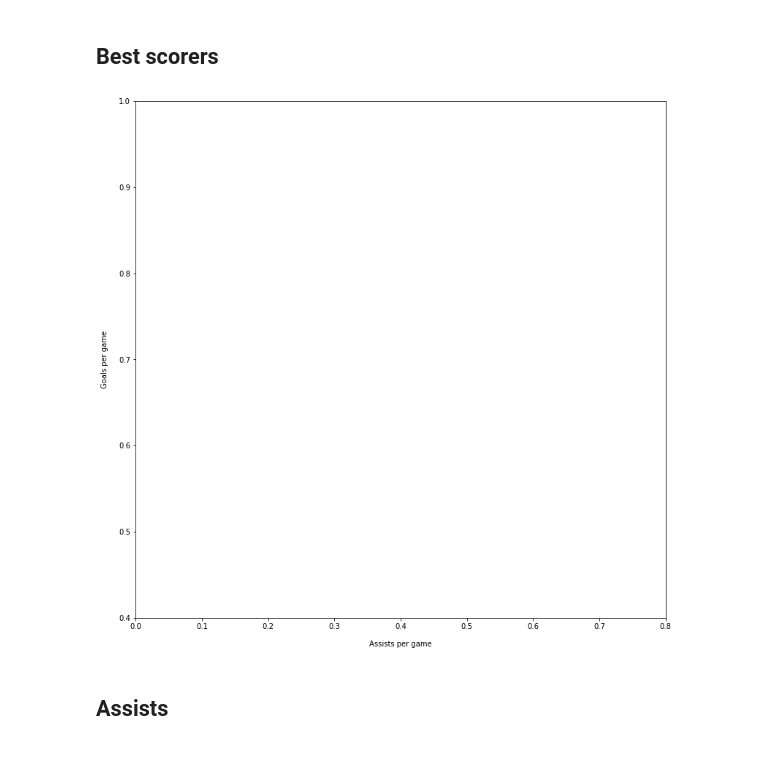
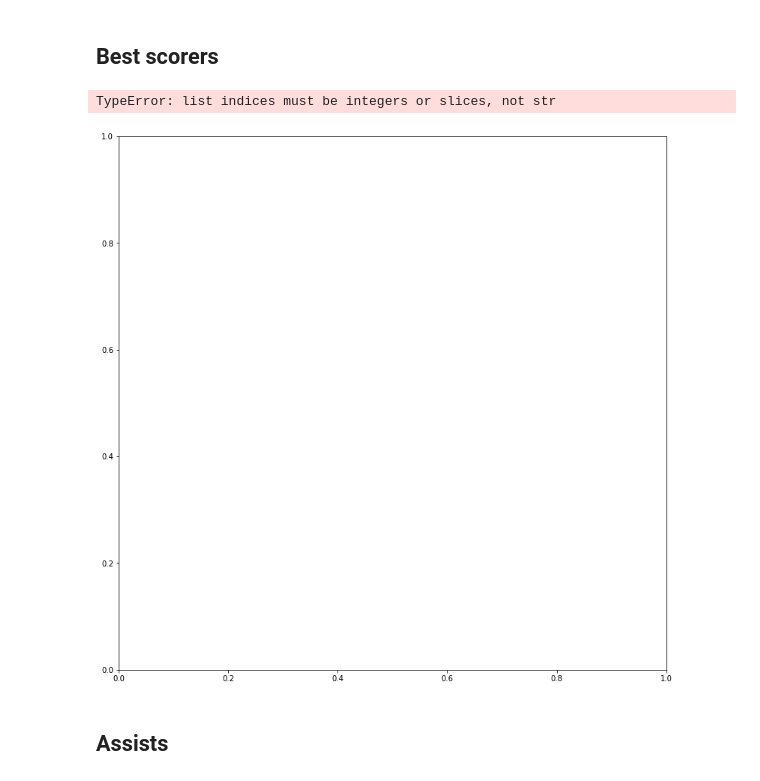
Before and after one commit to Adonis232/Ironhack_final_project_2.0, a Jupyter notebook: 2020_analysis.ipynb, the cells around one changed output. Drawn from its saved outputs; the diff is of its cells as text; code cells hidden in the pictures.

```diff
--- a/2020_analysis.ipynb
+++ b/2020_analysis.ipynb
@@ -171,7 +171,7 @@ data.head()
 | 3 | 4 | 0 | 0 | 2 | 0 | 0.6 | 534 | 63 | 1 | ... |
 | 4 | 5 | 0 | 3 | 53 | 1 | 23.8 | 534 | 72 | 0 | ... |
 # %%
-player = pd.unique(data['full'])
+players = pd.unique(data['full'])
 
 
 #here we have  alist of all players in our dataframe
@@ -184,8 +184,8 @@ goals = {}
 for baller in players:
     mins= data[data['full'] == baller].minutes.sum()/90.
     if mins >= 10:
-        assists[player] = data[data['full'] == baller].assists.sum()/mins
-        goals[player] = data[data['full'] == baller].goals_scored.sum()/mins
+        assists[baller] = data[data['full'] == baller].assists.sum()/mins
+        goals[baller] = data[data['full'] == baller].goals_scored.sum()/mins
 # %%
 goaler = sorted(goals.keys(), key=goals.get, reverse=True)[:20]
 
@@ -197,32 +217,51 @@ goals
+# %%
+#its not taking the names like that IM gonna change them
+
+name = {}
+
+for player in players:
+    split_name = player.split(' ')
+    name[player] = split_name[0][0] + '. ' + split_name[-1]
+
+# Update certain player names
+name['Sergio Ag?ero'] = 'S. Agüero'
+name['Sadio Man?'] = 'S. Mané'
+name['Ra?l Jim?nez'] = 'R. Jiménez'
+name['Nicolas P?p?'] = 'N. Pépé'
+name['Emiliano Buend?a'] = 'E. Buendía'
+name['Adama Traor?'] = 'A. Traoré'
+name['Pascal Gro?'] = 'P. Groß'
+name['Rui Pedro dos Santos Patr?cio'] = 'R. Patrício'
 # %% [markdown]
 ## Best scorers
 # %%
 fig = plt.figure(figsize=(13,13))
 ax = fig.add_subplot(111)
 
 #player
 
-for x in goaler:
-    team = data[data['full'] == x].team.iloc[0]
-    ax.plot(assists[player], goaler[player], 'o', color=team_colors[team],zorder=3)
+for player in goaler:
+    team = data[data['full'] == player].team.iloc[0]
+    ax.plot(passer[player], goaler[player], 'o', color=team_colors[team],zorder=3)
     text = ax.text(assists[player] + 0.01, goaler[player],size=14, va='center', ha='left', zorder=2)
     text.set_path_effects([pe.Stroke(linewidth=5, foreground='w'), pe.Normal()])
 
 #grid
 
 ax.grid(color='white', linewidth=2)
 
 #labels
 ax.set_xlabel('Assists per game', labelpad=14)
 ax.set_ylabel('Goals per game', labelpad=14)
 
 
 ax.set_xlim(0, 0.8)
 ax.set_ylim(0.4, 1)
 
 plt.show()
 # %% [output]
+TypeError: list indices must be integers or slices, not str
-[figure, old version]
+[figure, new version]
 # %% [markdown]
 ## Assists
 # %%
```
Also changed, not shown: parts of 9 cells of this notebook, 21 other files.
